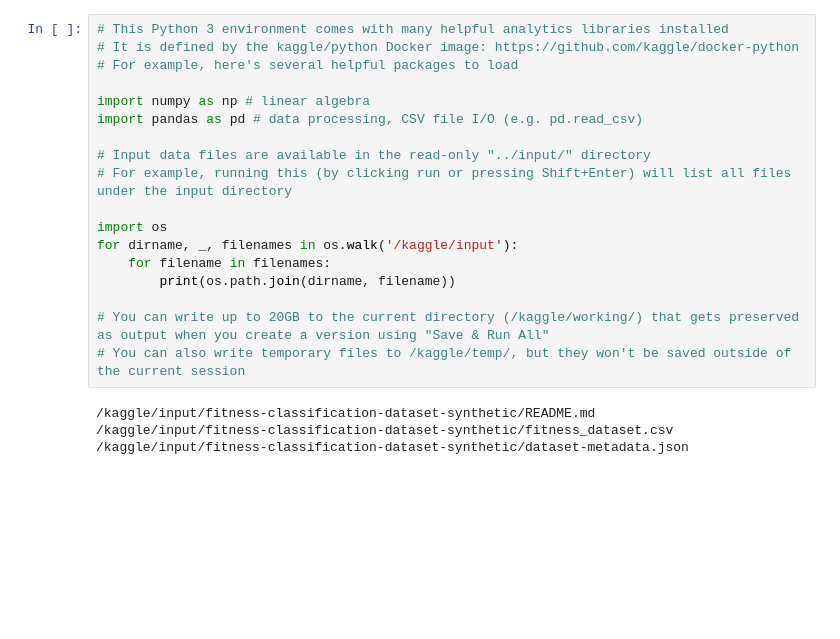
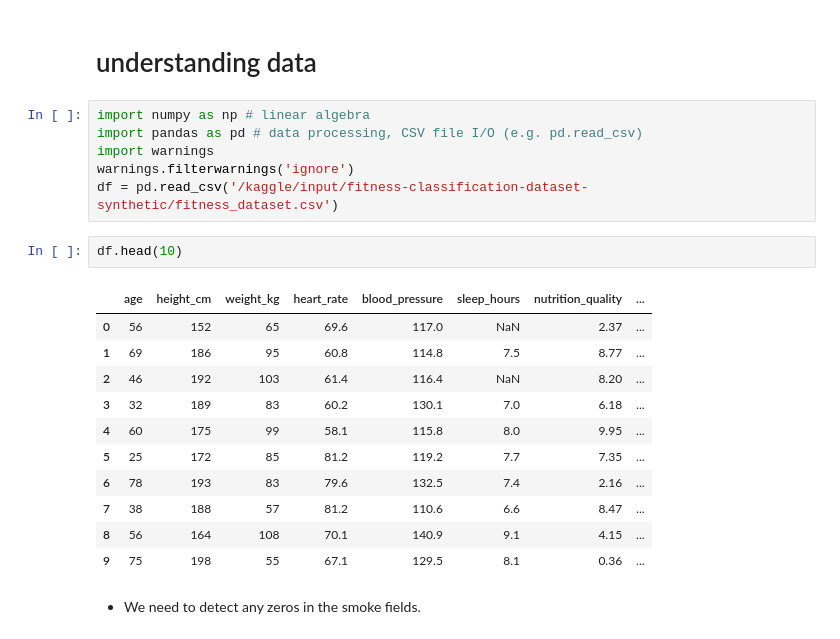
Before and after one commit to alabhastam/Fitness-Classification, a Jupyter notebook: main.ipynb, the cells around one changed output. Cells and saved outputs as stored; diff of their text form; blank space fills up the shorter version.

Commit message:
Kaggle Notebook | Fitness Classification | understanding

```diff
--- a/main.ipynb
+++ b/main.ipynb
@@ -1,22 +1,24 @@
-# %%
-# This Python 3 environment comes with many helpful analytics libraries installed
-# It is defined by the kaggle/python Docker image: https://github.com/kaggle/docker-python
-# For example, here's several helpful packages to load
-
-import numpy as np # linear algebra
-import pandas as pd # data processing, CSV file I/O (e.g. pd.read_csv)
-
-# Input data files are available in the read-only "../input/" directory
-# For example, running this (by clicking run or pressing Shift+Enter) will list all files under the input directory
-
-import os
-for dirname, _, filenames in os.walk('/kaggle/input'):
-    for filename in filenames:
-        print(os.path.join(dirname, filename))
-
-# You can write up to 20GB to the current directory (/kaggle/working/) that gets preserved as output when you create a version using "Save & Run All"
-# You can also write temporary files to /kaggle/temp/, but they won't be saved outside of the current session
-# %% [output]
-/kaggle/input/fitness-classification-dataset-synthetic/README.md
-/kaggle/input/fitness-classification-dataset-synthetic/fitness_dataset.csv
-/kaggle/input/fitness-classification-dataset-synthetic/dataset-metadata.json
+# %% [markdown]
+# understanding data
+# %%
+import numpy as np # linear algebra
+import pandas as pd # data processing, CSV file I/O (e.g. pd.read_csv)
+import warnings
+warnings.filterwarnings('ignore')
+df = pd.read_csv('/kaggle/input/fitness-classification-dataset-synthetic/fitness_dataset.csv')
+# %%
+df.head(10)
+# %% [output]
+|  | age | height_cm | weight_kg | heart_rate | blood_pressure | sleep_hours | nutrition_quality | ... |
+| 0 | 56 | 152 | 65 | 69.6 | 117.0 | NaN | 2.37 | ... |
+| 1 | 69 | 186 | 95 | 60.8 | 114.8 | 7.5 | 8.77 | ... |
+| 2 | 46 | 192 | 103 | 61.4 | 116.4 | NaN | 8.20 | ... |
+| 3 | 32 | 189 | 83 | 60.2 | 130.1 | 7.0 | 6.18 | ... |
+| 4 | 60 | 175 | 99 | 58.1 | 115.8 | 8.0 | 9.95 | ... |
+| 5 | 25 | 172 | 85 | 81.2 | 119.2 | 7.7 | 7.35 | ... |
+| 6 | 78 | 193 | 83 | 79.6 | 132.5 | 7.4 | 2.16 | ... |
+| 7 | 38 | 188 | 57 | 81.2 | 110.6 | 6.6 | 8.47 | ... |
+| 8 | 56 | 164 | 108 | 70.1 | 140.9 | 9.1 | 4.15 | ... |
+| 9 | 75 | 198 | 55 | 67.1 | 129.5 | 8.1 | 0.36 | ... |
+# %% [markdown]
+- We need to detect any zeros in the smoke fields.
```
Also changed, not shown: parts of 6 cells of this notebook.
